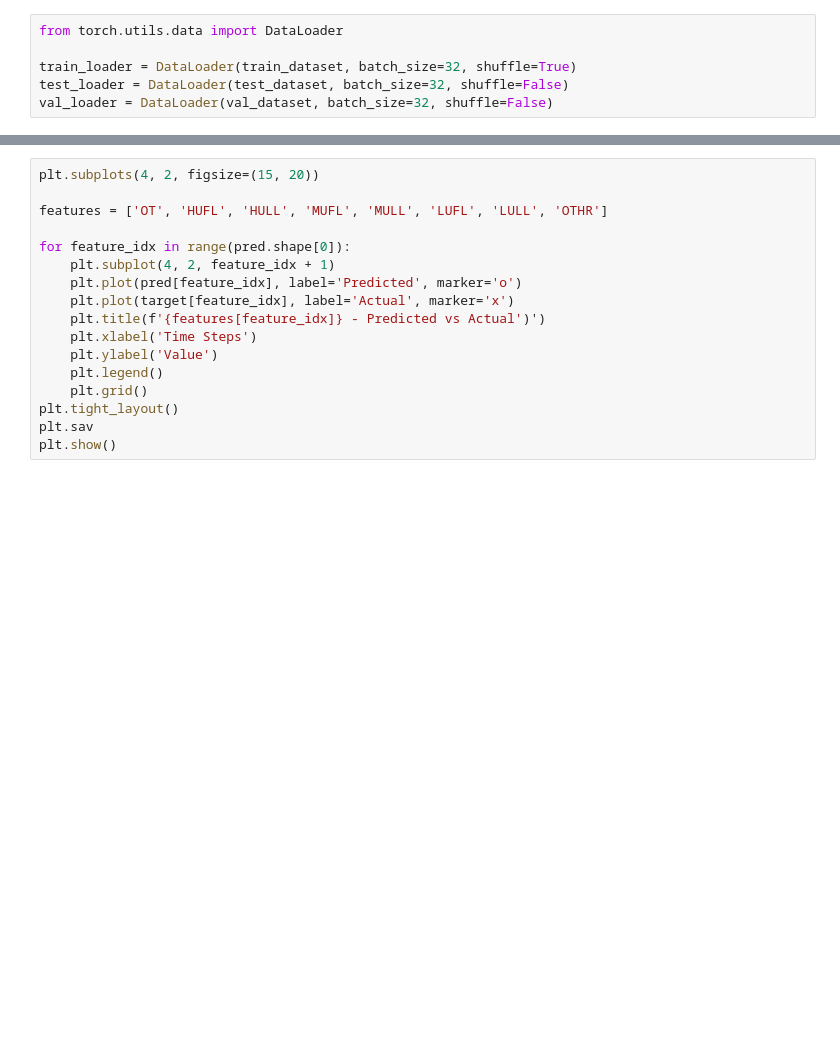
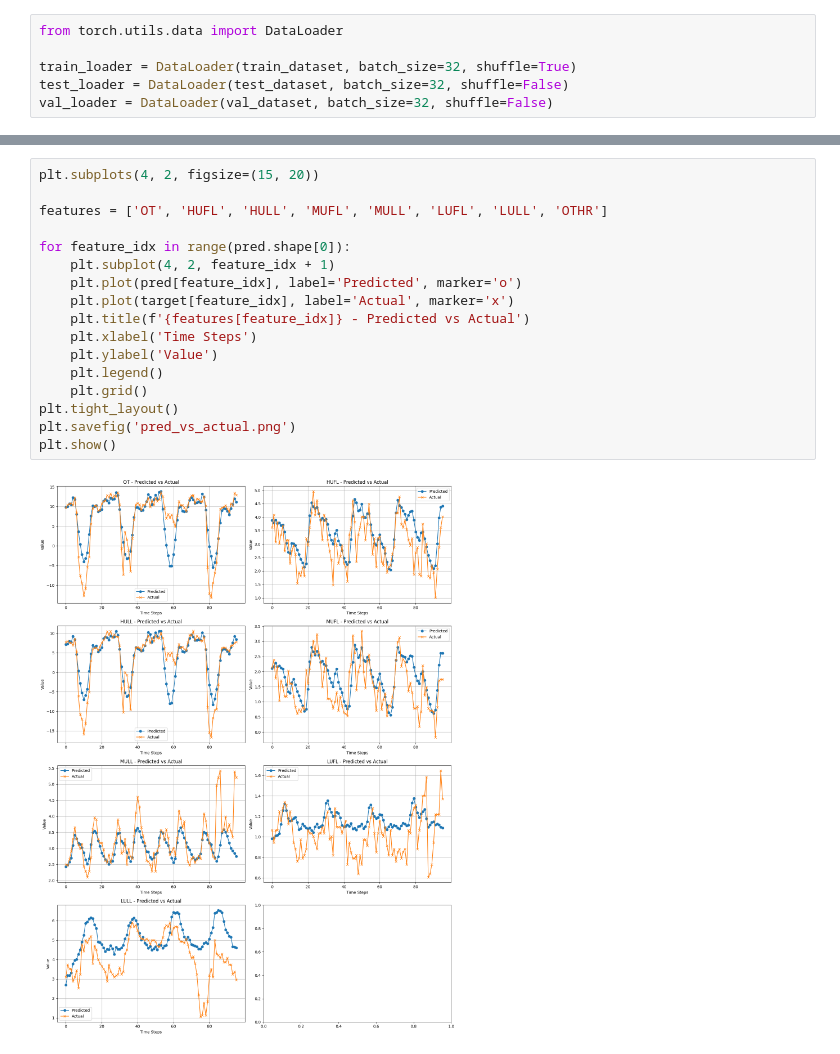
Before and after one commit to FedeCarollo/PatchTST, a Jupyter notebook: main.ipynb, the cells around one changed output, grey strips where cells are left out. Cells and saved outputs as stored; diff of their text form; blank space fills up the shorter version.

```diff
--- a/main.ipynb
+++ b/main.ipynb
@@ -151,17 +292,19 @@ NameError: name 'val_dataset' is not defined
 # %%
 plt.subplots(4, 2, figsize=(15, 20))
 
 features = ['OT', 'HUFL', 'HULL', 'MUFL', 'MULL', 'LUFL', 'LULL', 'OTHR']
 
 for feature_idx in range(pred.shape[0]):
     plt.subplot(4, 2, feature_idx + 1)
     plt.plot(pred[feature_idx], label='Predicted', marker='o')
     plt.plot(target[feature_idx], label='Actual', marker='x')
-    plt.title(f'{features[feature_idx]} - Predicted vs Actual')')
+    plt.title(f'{features[feature_idx]} - Predicted vs Actual')
     plt.xlabel('Time Steps')
     plt.ylabel('Value')
     plt.legend()
     plt.grid()
 plt.tight_layout()
-plt.sav
+plt.savefig('pred_vs_actual.png')
 plt.show()
+# %% [output]
+[figure, added]
```
Also changed, not shown: parts of 15 cells of this notebook, 3 other files.
